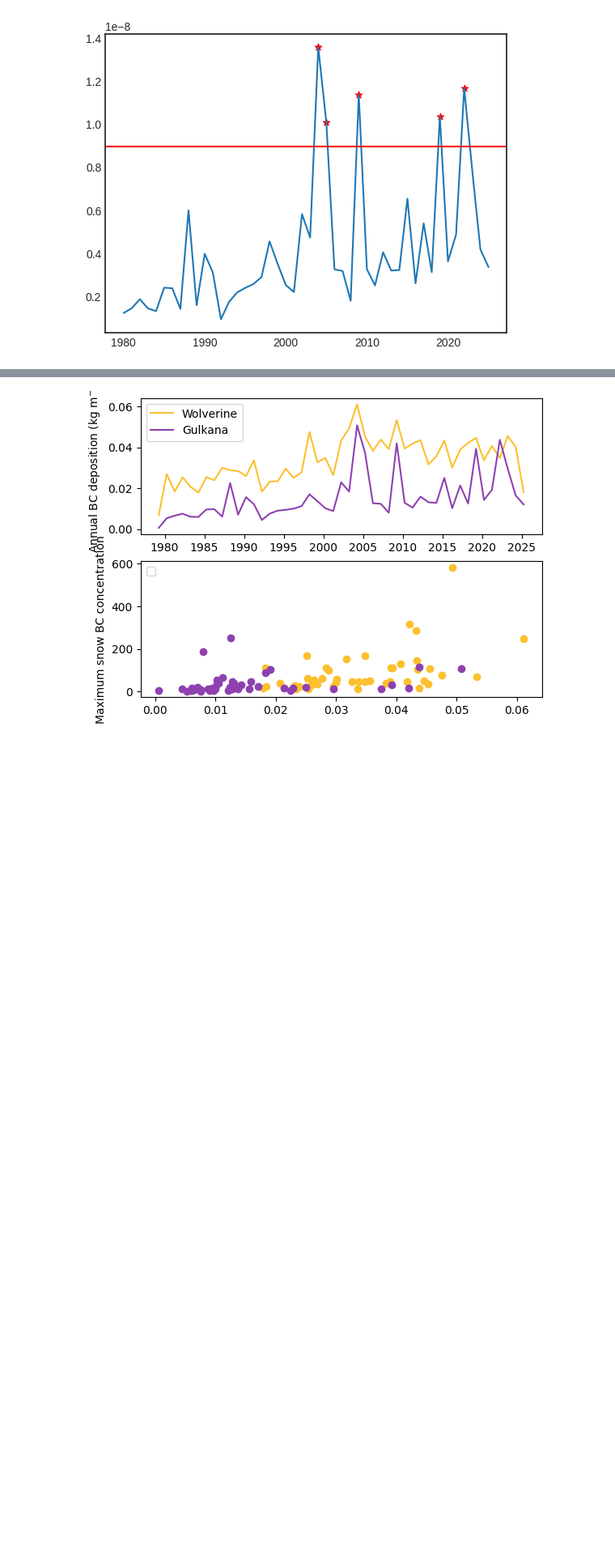
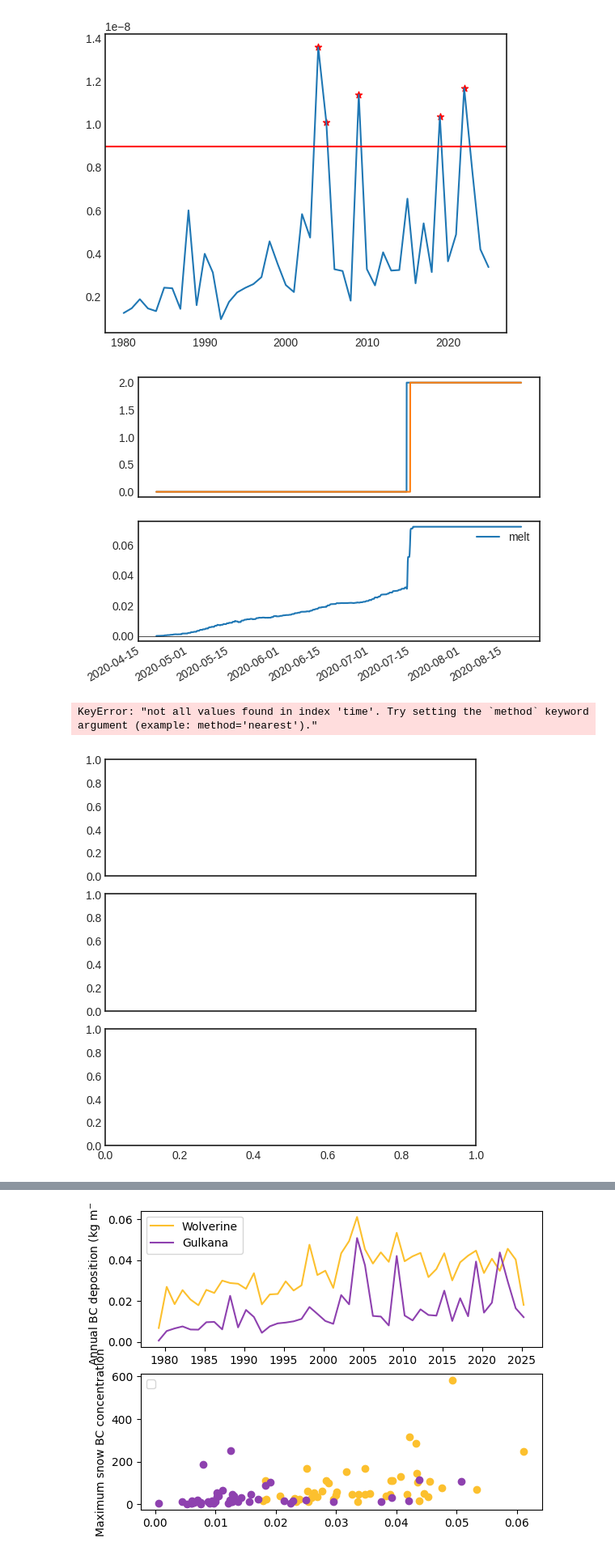
Before and after one commit to clairevwilson/PEBSI, a Jupyter notebook: ddf_proj.ipynb, the cells around one changed output, grey strips where cells are left out. Shown at 81% size. Cells and saved outputs as stored; diff of their text form; code cells hidden in the pictures; blank space fills up the shorter version.

```diff
--- a/ddf_proj.ipynb
+++ b/ddf_proj.ipynb
@@ -69,6 +93,85 @@ fire_years = annual_sums.year.values[fire_idx]
 base_years = annual_sums.year.values[base_idx]
 # %% [output]
 [figure]
+# %%
+ds_base = xr.open_dataset(base_fp + f'gulkanaAU_2026_02_02_base_short_1.nc').sel(time=slice('2020-04-20','2020-08-20')) # messed up names
+ds_noBCOC = xr.open_dataset(base_fp + f'gulkanaAU_2026_02_02_noBCOC_short_2.nc').sel(time=slice('2020-04-20','2020-08-20'))
+
+# ds_base = xr.open_dataset('../Output/gulkanaB_2026_01_05_1.nc') # .sel(time=slice('2024-07-20','2024-08-20'))
+# ds_noBCOC = xr.open_dataset('../Output/gulkanaB_2026_01_05_4.nc') # .sel(time=slice('2024-07-20','2024-08-20'))
+# plt.plot(ds_base.time, ds_base.LWnet - ds_noBCOC.LWnet,label='LWnet')
+# plt.plot(ds_base.time, ds_base.SWnet - ds_noBCOC.SWnet,label='SWnet')
+# plt.plot(ds_base.time, ds_base.latent - ds_noBCOC.latent,label='lat')
+# plt.plot(ds_base.time, ds_base.sensible - ds_noBCOC.sensible,label='sens')
+# plt.plot(ds_base.time, ds_base.ground - ds_noBCOC.ground,label='ground')
+# plt.plot(ds_base.time, ds_base.rain - ds_noBCOC.rain,label='rain')
+# plt.ylim(-1, 1)
+# plt.plot(ds_base.time, ds_base.surftemp - ds_noBCOC.surftemp,label='surftemp')
+# plt.plot(ds_base.time, ds_base.meltenergy - ds_noBCOC.meltenergy,label='meltenergy')
+# plt.plot(ds_base.time, ds_base.melt - ds_noBCOC.melt,label='melt')
+# plt.plot(ds_base.time, ds_base.melt.cumsum() - ds_noBCOC.melt.cumsum(),label='melt')
+# plt.plot(ds_base.time, ds_base.albedo - ds_noBCOC.albedo,label='albedo')
+fig, (ax, ax2) = plt.subplots(2)
+# ax.plot(ds_base.time, ds_base.accum.cumsum() - ds_noBCOC.accum.cumsum(),label='accum')
+ax2.plot(ds_base.time, ds_base.melt.cumsum() - ds_noBCOC.melt.cumsum(),label='melt')
+fig.autofmt_xdate()
+# plt.plot(ds_base.time, ds_base.refreeze.cumsum() - ds_noBCOC.refreeze.cumsum(),label='refreeze')
+# ax.plot(ds_base.time, ds_base.layertype.isel(layer=0) - ds_noBCOC.layertype.isel(layer=0), label='layer type')
+ax.plot(ds_base.time, ds_base.layertype.isel(layer=0), label='layer type')
+ax.plot(ds_base.time, ds_noBCOC.layertype.isel(layer=0), label='layer type')
+
+
+# plt.plot(ds_base.time, ds_base.layertemp.isel(layer=0) - ds_noBCOC.layertemp.isel(layer=0), label='layer temp')
+# plt.plot(ds_base.time, ds_base.layerwater.sum(dim='layer') - ds_noBCOC.layerwater.sum(dim='layer'), label='layer water')
+
+plt.axhline(0, linewidth=0.5, color='k')
+# plt.axvline(pd.to_datetime('2024-06-17'))
+# plt.axvline(pd.to_datetime('2024-06-25'))
+
+# plt.plot(ds_base.time, ds_base.layergrainsize.isel(layer=range(3)).median(dim='layer') - ds_noBCOC.layergrainsize.isel(layer=range(3)).median(dim='layer') ,label='gs')
+# plt.ylim(-50,50)
+# plt.plot(ds_base.time, ds_base.SWnet + ds_base.LWnet + ds_base.latent + ds_base.sensible + ds_base.ground + ds_base.rain - ds_base.meltenergy)
+# plt.plot(ds_base.time, ds_base.meltenergy,label='w BC')
+# plt.plot(ds_base.time, ds_noBCOC.meltenergy,label='no BC')
+plt.legend()
+plt.show()
+ds_diff = ds_base.copy(deep=True)
+layervars = ['layertemp','layerheight','layerdensity',] # ,'layerwater','layerrefreeze','layertemp'
+for var in layervars[:-1]:
+    ds_diff[var] = ds_base[var] - ds_noBCOC[var]
+weird_snow = pd.to_datetime('2024-07-17')
+weird_ice = pd.to_datetime('2024-07-21')
+# ttt = pd.date_range(weird_snow - pd.Timedelta(days=1), weird_snow + pd.Timedelta(days=1),freq='h')
+ttt = pd.date_range('2024-07-15','2024-07-25',freq='d')
+# ttt = pd.to_datetime(ds_base.time.values)
+where = pd.to_datetime(ds_base.where(ds_base.melt - ds_noBCOC.melt < 0, drop=True).time.values)
+
+fig, axes = visualize_layers(ds_diff, ttt, layervars, diverging=True) # , plot_ice=True, ylim=(198, 200))
+# for date in ttt:
+#     print(date, ds_base.sel(time=date).where(ds_base['layertype'].sel(time=date) < 1).layertype.count().values,ds_noBCOC.sel(time=date).where(ds_base['layertype'].sel(time=date) < 1).layertype.count().values)
+
+fig, axes = visualize_layers(ds_base, ttt, layervars, diverging=False, plot_ice=True, ylim=(115, 125)) # , plot_ice=True, ylim=(198, 200))
+for ax in axes:
+    # ax.axvline(pd.to_datetime('2024-06-17'))
+    # ax.axvline(pd.to_datetime('2024-06-25'))
+    for date in where:
+        ax.axvline(date, alpha=0.5, color='k')
+plt.show()
+fig, axes = visualize_layers(ds_noBCOC, ttt, layervars, diverging=False, plot_ice=True, ylim=(115, 127)) #, plot_ice=True, ylim=(198, 200))
+for ax in axes:
+    # ax.axvline(pd.to_datetime('2024-06-17'))
+    # ax.axvline(pd.to_datetime('2024-06-25'))
+    for date in where:
+        ax.axvline(date, alpha=0.5, color='k')
+plt.show()
+# fig.suptitle('Difference of $(with BC) - (without BC)$')
+# plt.show()
+
+plt.show()
+# %% [output]
+[figure, added]
+KeyError: "not all values found in index 'time'. Try setting the `method` keyword argument (example: method='nearest')."
+[figure, added]
 # %%
 for plot_type in ['difference', ]: # 'values',
     fig_ddf, axes_ddf = plt.subplots(2, sharex=True, sharey=True)
```
Also changed, not shown: parts of 7 cells of this notebook, 2 other files.
